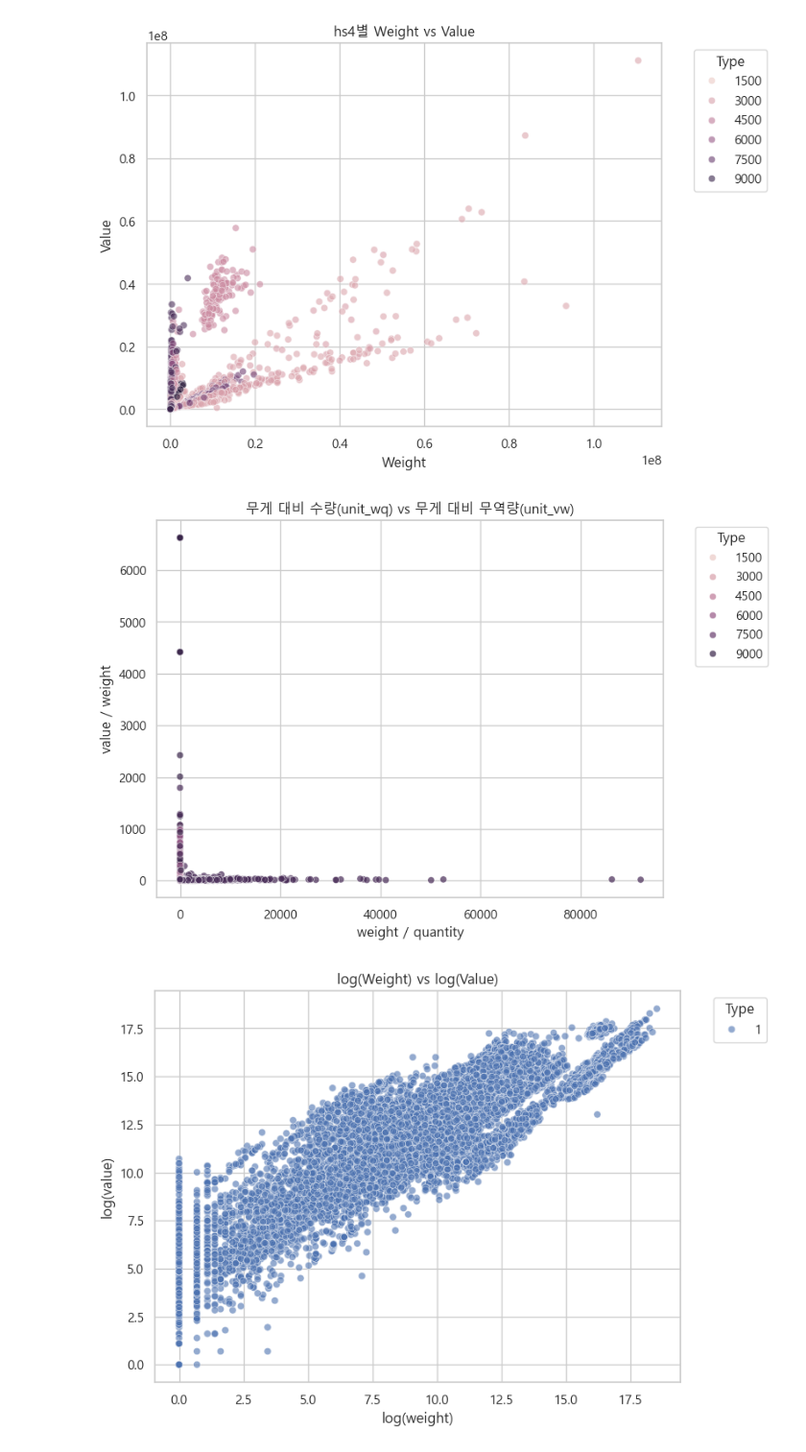
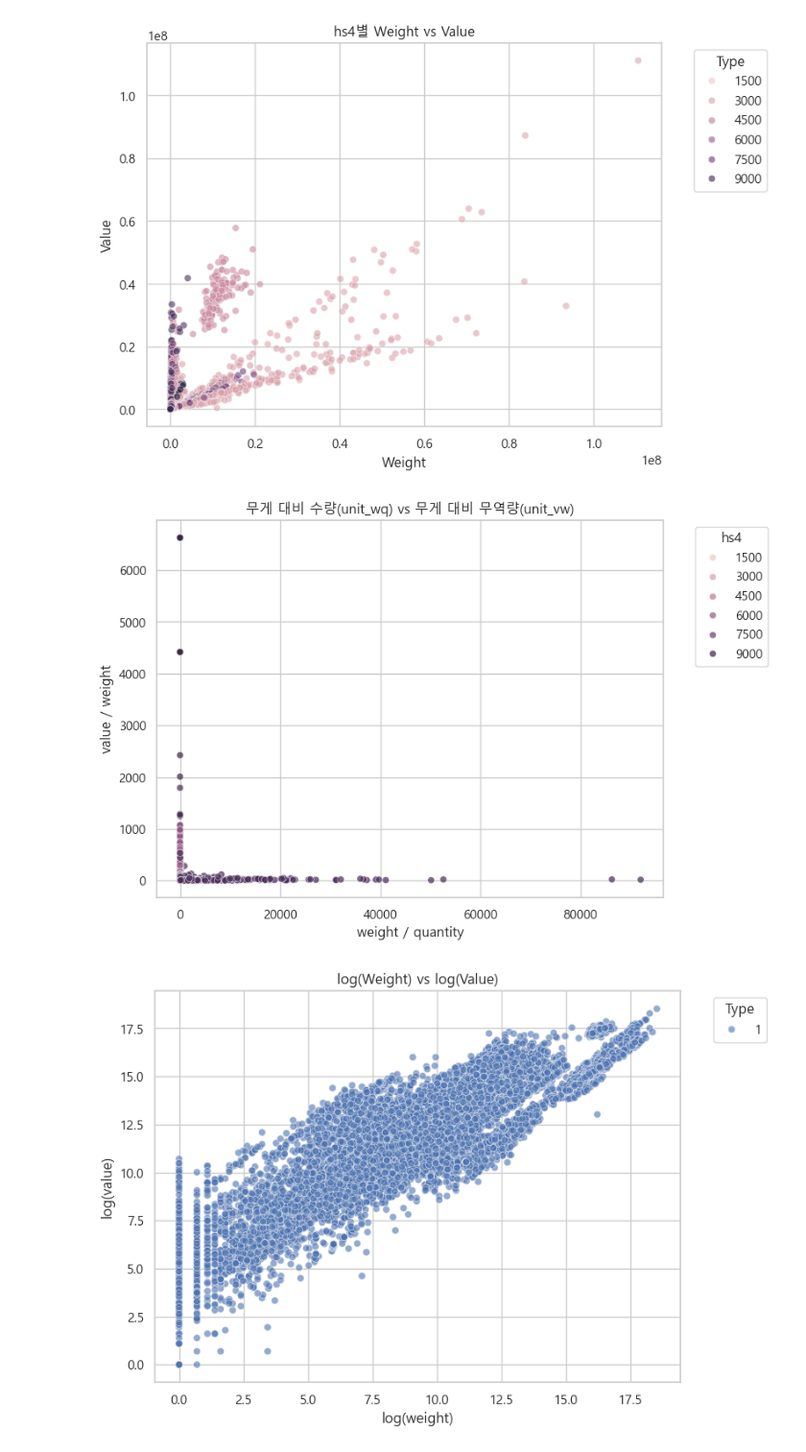
Before and after one commit to Girls-Night/dacon-trade-forecast-team_girls_night, a Jupyter notebook: notebooks/1_EDA/EDA_moongs95.ipynb, the cells around one changed output. Shown at 96% size. Saved outputs shown, nothing was run; the diff lists cells and outputs as text; code cells hidden in the pictures.

```diff
--- a/notebooks/1_EDA/EDA_moongs95.ipynb
+++ b/notebooks/1_EDA/EDA_moongs95.ipynb
@@ -291,19 +295,19 @@ plt.show()
 # %%
 plt.figure(figsize=(8,6))
 sns.scatterplot(
     data=df,
     x='unit_wq',
     y='unit_vw',
     hue='hs4',
     alpha=0.7
 )
 plt.title('무게 대비 수량(unit_wq) vs 무게 대비 무역량(unit_vw)')
 plt.xlabel('weight / quantity')
 plt.ylabel('value / weight')
-plt.legend(title='Type', bbox_to_anchor=(1.05, 1), loc='upper left')
-plt.show()
+plt.legend(title='hs4', bbox_to_anchor=(1.05, 1), loc='upper left')
+plt.show() # 9000대는 기타를 다 합쳐놓기 때문에 무게 대비 수량이 많음
 # %% [output]
-[figure, old version]
+[figure, new version]
 # %%
 plt.figure(figsize=(8,6))
 sns.scatterplot(
```
Also changed, not shown: parts of 14 cells of this notebook.
